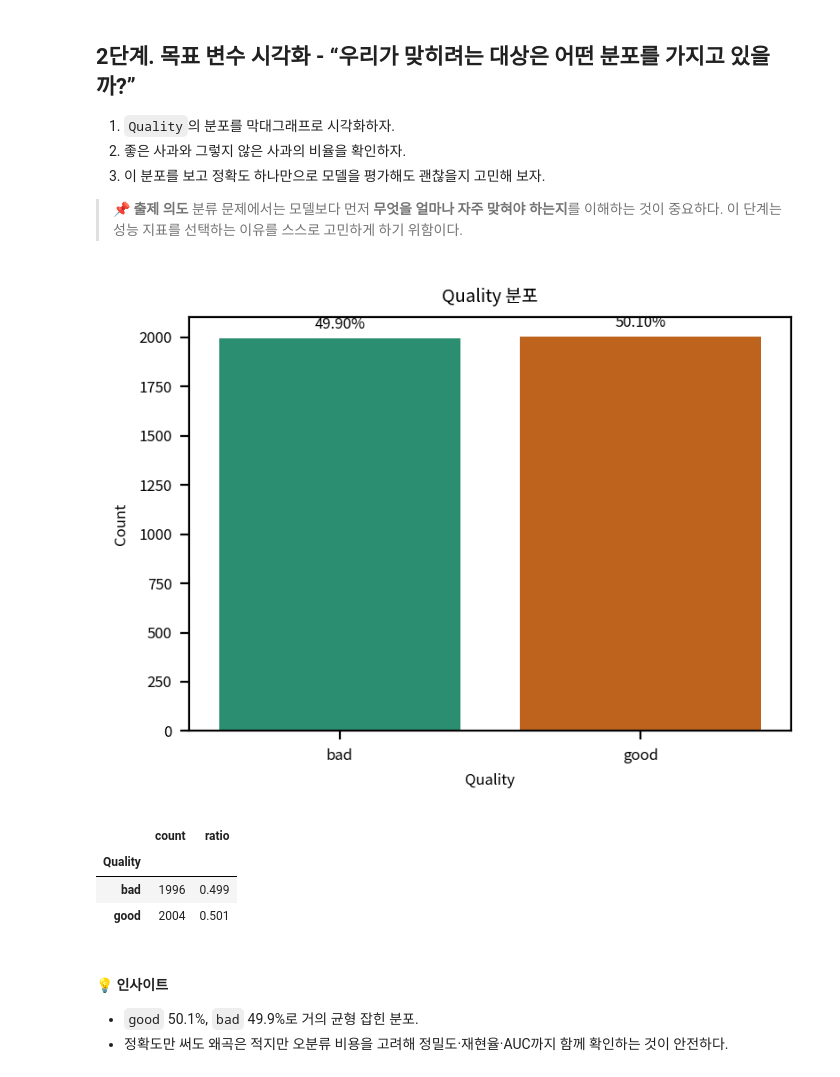
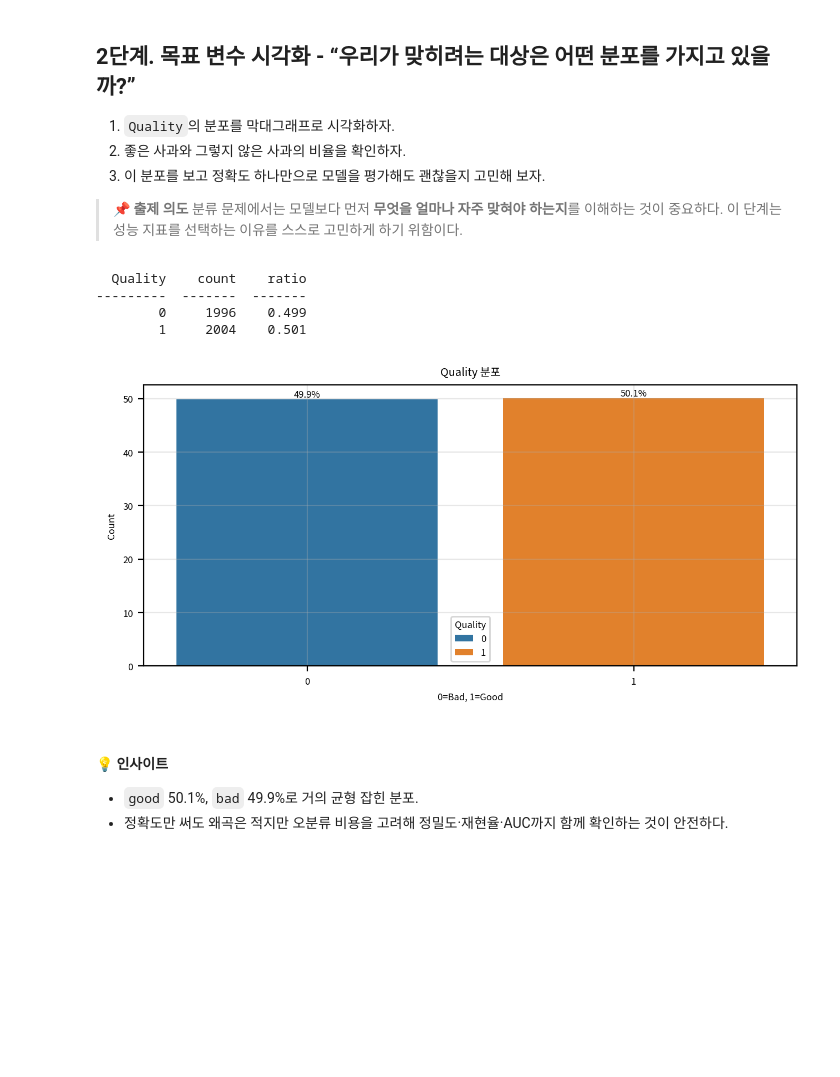
Before and after one commit to leekh4232/hossam-py, a Jupyter notebook: [캡스톤-06] 로지스틱ㅣ사과 품질 분류ㅣ풀이.ipynb, the cells around one changed output. Saved outputs shown, nothing was run; the diff lists cells and outputs as text; code cells hidden in the pictures; blank space fills up the shorter version.

```diff
--- a/[캡스톤-06] 로지스틱ㅣ사과 품질 분류ㅣ풀이.ipynb
+++ b/[캡스톤-06] 로지스틱ㅣ사과 품질 분류ㅣ풀이.ipynb
@@ -174,34 +114,38 @@ display(df.describe())
 > 분류 문제에서는 모델보다 먼저
 > **무엇을 얼마나 자주 맞혀야 하는지**를 이해하는 것이 중요하다.
 > 이 단계는 성능 지표를 선택하는 이유를 스스로 고민하게 하기 위함이다.
-# %%
-# 2단계 풀이: 목표 변수 시각화
-quality_counts = df["Quality"].value_counts().sort_index()
-quality_ratio = quality_counts / len(df)
-
-plt.figure(figsize=(4, 3), dpi=my_dpi)
-sb.countplot(
-    data=df,
-    x="Quality",
-    hue="Quality",
-    order=quality_counts.index,
-    palette=["#d95f02", "#1b9e77"],
-    legend=False,
-)
-for i, (cls, cnt) in enumerate(quality_counts.items()):
-    plt.text(i, cnt + 30, f"{quality_ratio[cls]:.2%}", ha="center", va="bottom")
-plt.title("Quality 분포")
-plt.ylabel("Count")
-plt.tight_layout()
-plt.show()
-
-display(concat([quality_counts.rename("count"), quality_ratio.rename("ratio")], axis=1))
-# %% [output]
-[figure, removed]
-|  | count | ratio |
-| Quality |  |  |
-| bad | 1996 | 0.499 |
-| good | 2004 | 0.501 |
+# %%
+def count_plot(ax) -> None:
+    quality_counts = df["Quality"].value_counts().sort_index()
+    quality_ratio = quality_counts / len(df)
+    ratio_df = concat(
+        [quality_counts.rename("count"), quality_ratio.rename("ratio")], axis=1
+    )
+
+    hs_util.pretty_table(ratio_df)
+
+    for i in ratio_df.index:
+        r = ratio_df.iloc[i]["ratio"] * 100
+        ax.text(i, r, f"{r}%", ha="center", va="bottom")
+
+    ax.set_title("Quality 분포")
+    ax.set_ylabel("Count")
+    ax.set_xlabel("0=Bad, 1=Good")
+
+
+hs_plot.countplot(
+    df=df,
+    xname="Quality",
+    hue="Quality",
+    stat="percent",
+    callback=count_plot,
+)
+# %% [output]
+  Quality    count    ratio
+---------  -------  -------
+        0     1996    0.499
+        1     2004    0.501
+[figure, added]
 # %% [markdown]
 #### 💡 인사이트
 
```
Also changed, not shown: parts of 31 cells of this notebook, 28 other files.
